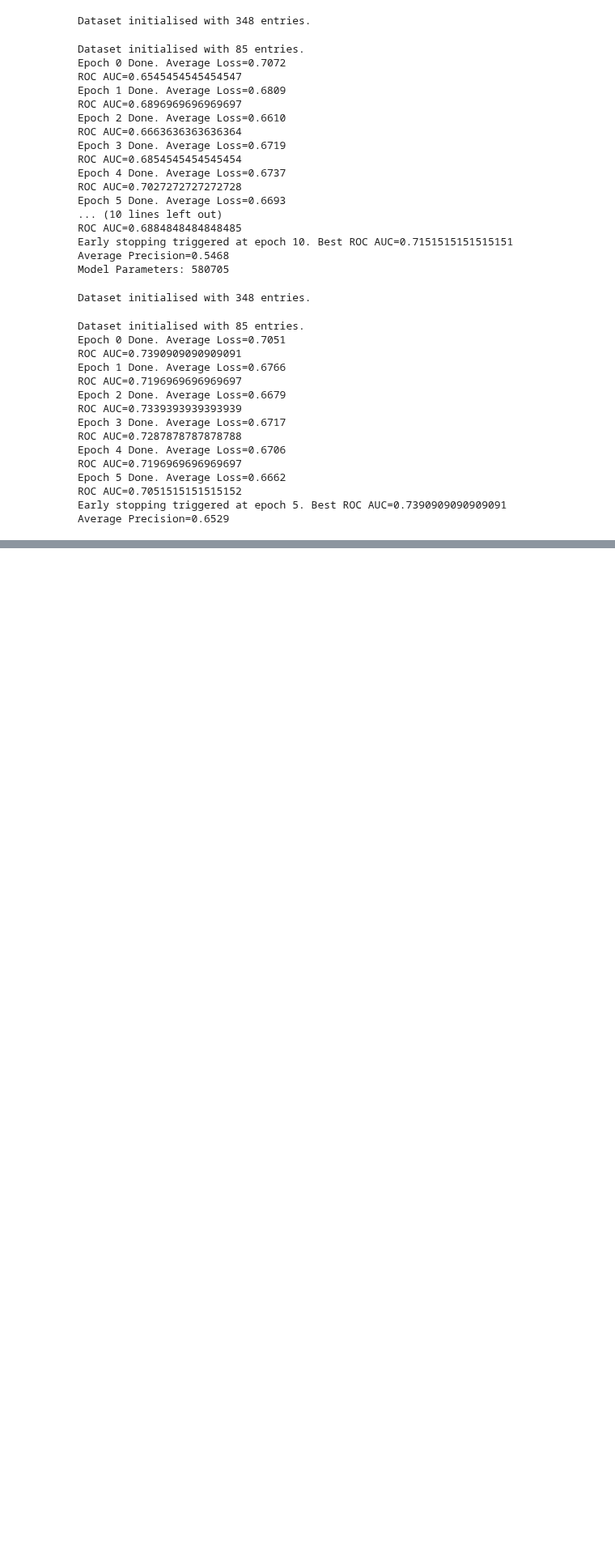
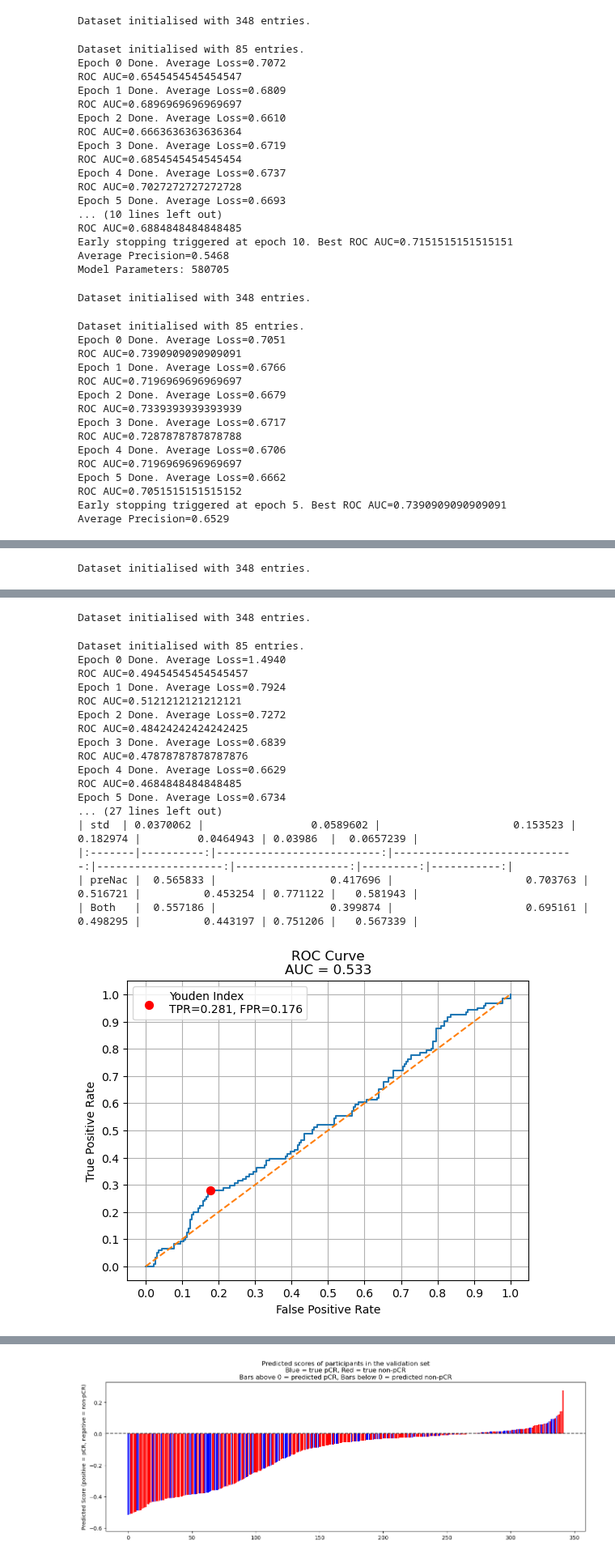
Before and after one commit to TanCY1/SRP-2025-Project, a Jupyter notebook: Code/four_fold_model_comparisons.ipynb, the cells around one changed output, grey strips where cells are left out. Shown at 81% size. Drawn from its saved outputs; the diff is of its cells as text; code cells hidden in the pictures; blank space fills up the shorter version.

```diff
--- a/Code/four_fold_model_comparisons.ipynb
+++ b/Code/four_fold_model_comparisons.ipynb
@@ -4358,0 +4496,28 @@ Average Precision=0.6529
+# %%
+from models.ZijianZhou2023 import Model as ZijianZhou2023Model
+
+optimiser_class = lambda params: torch.optim.AdamW(
+    params, lr=best_params["lr"], weight_decay=best_params["weight_decay"]
+)
+loss_fn = torch.nn.CrossEntropyLoss()
+four_fold_scores = four_fold_cv_train(
+    ZijianZhou2023Model,
+    optimiser_class,
+    {0: 1, 1: 2},
+    num_epochs=20,
+    batch_size=8,
+    combine_timepoints=True,
+    output_features=2,
+    loss_fn=loss_fn,
+    score_fn=evaluate_roc_auc,
+    score_name="ROC AUC",
+    probs_fn=get_scores,
+    modelKwargs={},
+    trainKwargs={"mode": "both"},
+    testKwargs={"mode": "preNac"},
+    save=True,
+    model_name="ZijianZhou2023",
+    plotGraphs=True,
+)
+print(four_fold_scores)
+# %% [output]
@@ -4358,0 +4560 @@ Average Precision=0.6529
+Dataset initialised with 348 entries.
@@ -4358,0 +4578,19 @@ Average Precision=0.6529
+Dataset initialised with 348 entries.
+Dataset initialised with 85 entries.
+Epoch 0 Done. Average Loss=1.4940
+ROC AUC=0.49454545454545457
+Epoch 1 Done. Average Loss=0.7924
+ROC AUC=0.5121212121212121
+Epoch 2 Done. Average Loss=0.7272
+ROC AUC=0.48424242424242425
+Epoch 3 Done. Average Loss=0.6839
+ROC AUC=0.47878787878787876
+Epoch 4 Done. Average Loss=0.6629
+ROC AUC=0.4684848484848485
+Epoch 5 Done. Average Loss=0.6734
+... (27 lines left out)
+| std  | 0.0370062 |                 0.0589602 |                     0.153523 |            0.182974 |         0.0464943 | 0.03986  |  0.0657239 |
+|:-------|----------:|--------------------------:|-----------------------------:|--------------------:|------------------:|---------:|-----------:|
+| preNac |  0.565833 |                  0.417696 |                     0.703763 |            0.516721 |          0.453254 | 0.771122 |   0.581943 |
+| Both   |  0.557186 |                  0.399874 |                     0.695161 |            0.498295 |          0.443197 | 0.751206 |   0.567339 |
+[figure, added]
@@ -4358,0 +4598 @@ Average Precision=0.6529
+[figure, added]
```
Also changed, not shown: parts of 8 cells of this notebook, 2 other files.
